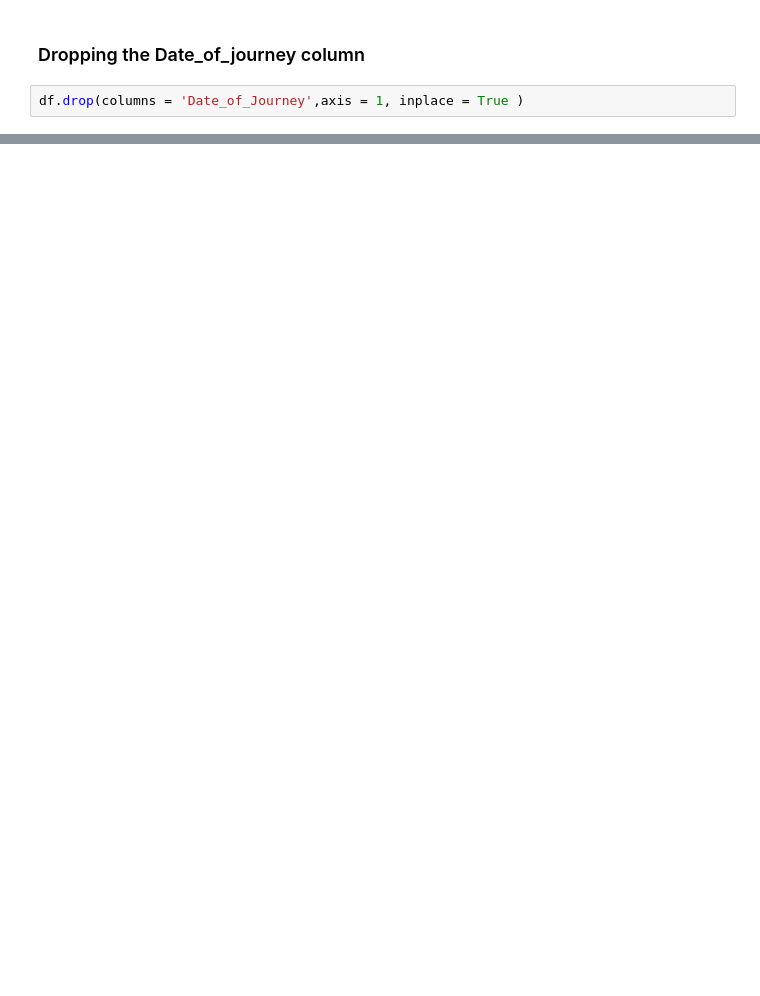
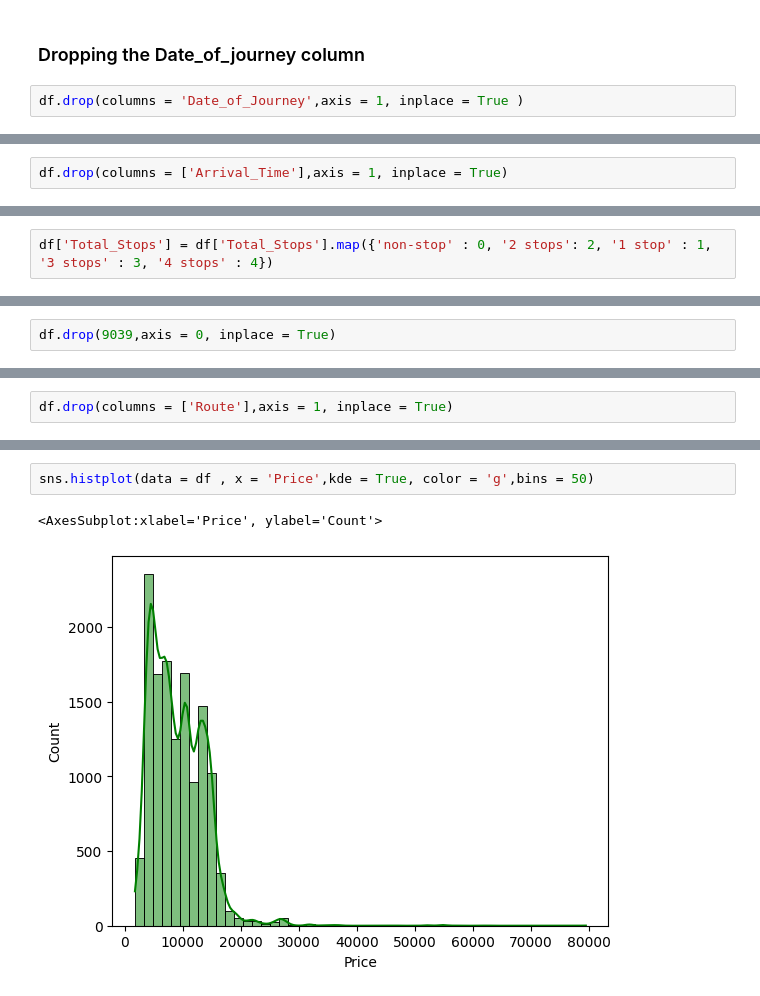
Before and after one commit to priom14/Flight-Price-Prediction-EDA-FE-, a Jupyter notebook: EDA and Feature Engeneering.ipynb, the cells around one changed output, grey strips where cells are left out. Cells and saved outputs as stored; diff of their text form; blank space fills up the shorter version.

```diff
--- a/EDA and Feature Engeneering.ipynb
+++ b/EDA and Feature Engeneering.ipynb
@@ -126,0 +286,2 @@ df.head(2)
+# %%
+df.drop(columns = ['Arrival_Time'],axis = 1, inplace = True)
@@ -126,0 +315,2 @@ df.head(2)
+# %%
+df['Total_Stops'] = df['Total_Stops'].map({'non-stop' : 0, '2 stops': 2, '1 stop' : 1, '3 stops' : 3, '4 stops' : 4})
@@ -126,0 +326,2 @@ df.head(2)
+# %%
+df.drop(9039,axis = 0, inplace = True)
@@ -126,0 +367,2 @@ df.head(2)
+# %%
+df.drop(columns = ['Route'],axis = 1, inplace = True)
@@ -126,0 +402,5 @@ df.head(2)
+# %%
+sns.histplot(data = df , x = 'Price',kde = True, color = 'g',bins = 50)
+# %% [output]
+<AxesSubplot:xlabel='Price', ylabel='Count'>
+[figure, added]
```
Also changed, not shown: parts of 56 cells of this notebook.
